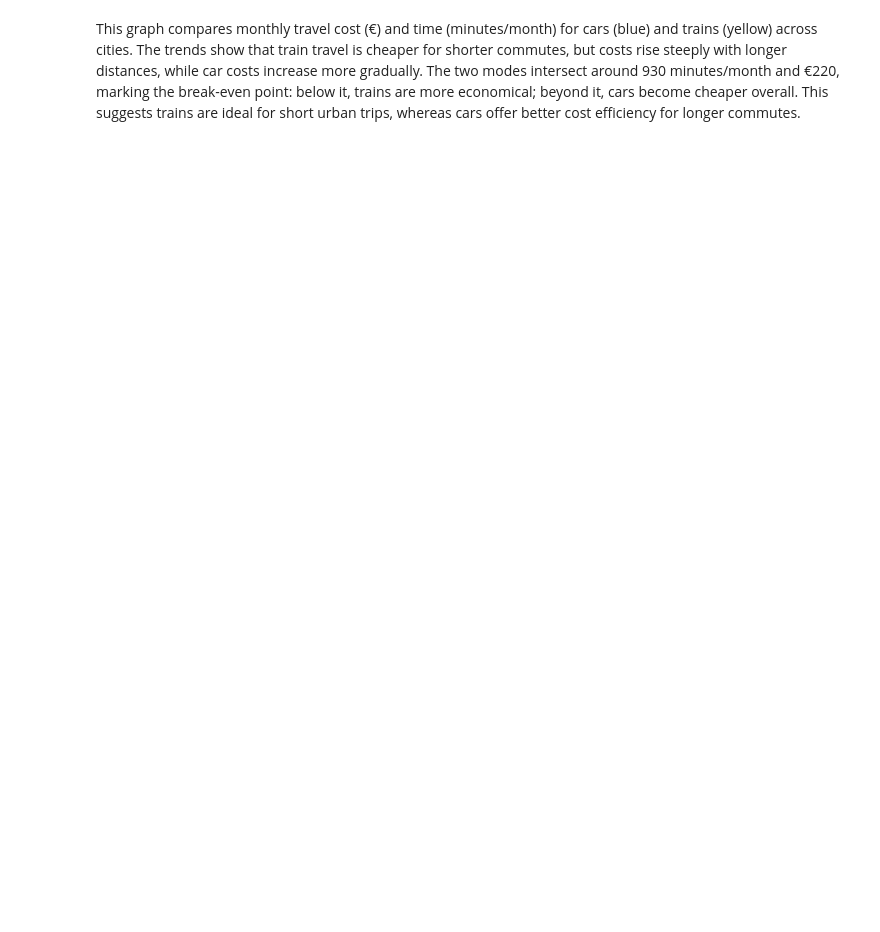
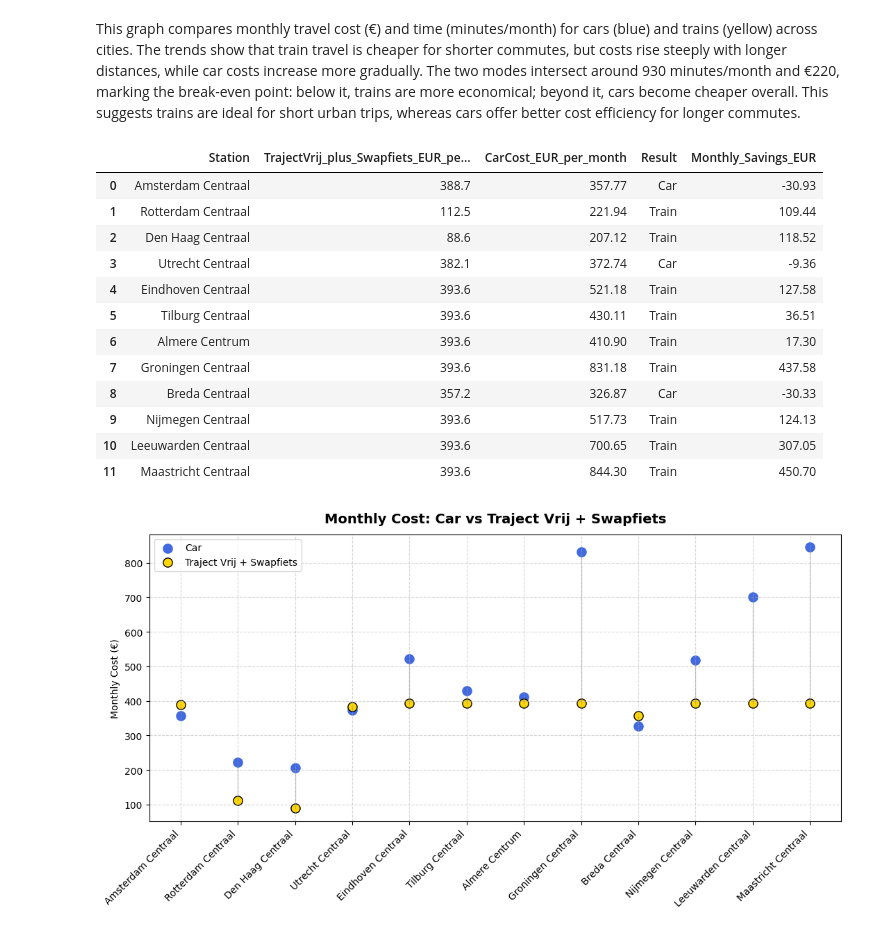
Before and after one commit to gkosmidis4/TiL-6022-Group-Project, a Jupyter notebook: code/Comparing car train calculations and graphs.ipynb, the cells around one changed output. Drawn from its saved outputs; the diff is of its cells as text; code cells hidden in the pictures; blank space fills up the shorter version.

```diff
--- a/code/Comparing car train calculations and graphs.ipynb
+++ b/code/Comparing car train calculations and graphs.ipynb
@@ -226,2 +226,79 @@ Requirement already satisfied: six>=1.5 in c:\users\tristanroussou\anaconda3\lib
 # %% [markdown]
 This graph compares monthly travel cost (€) and time (minutes/month) for cars (blue) and trains (yellow) across cities. The trends show that train travel is cheaper for shorter commutes, but costs rise steeply with longer distances, while car costs increase more gradually. The two modes intersect around 930 minutes/month and €220, marking the break-even point: below it, trains are more economical; beyond it, cars become cheaper overall. This suggests trains are ideal for short urban trips, whereas cars offer better cost efficiency for longer commutes.
+# %%
+from pathlib import Path
+import pandas as pd
+import numpy as np
+import matplotlib.pyplot as plt
+from IPython.display import display
+
+# Fixed order using station names
+STATIONS = [
+    "Amsterdam Centraal","Rotterdam Centraal","Den Haag Centraal","Utrecht Centraal",
+    "Eindhoven Centraal","Tilburg Centraal","Almere Centrum","Groningen Centraal",
+    "Breda Centraal","Nijmegen Centraal","Leeuwarden Centraal","Maastricht Centraal"
+]
+
+# Traject Vrij + Swapfiets (aligned to STATIONS order)
+sub_df = pd.DataFrame({
+    "Station": STATIONS,
+    "TrajectVrij_plus_Swapfiets_EUR_per_month": [
+        388.70, 112.50, 88.60, 382.10,
+        393.60, 393.60, 393.60, 393.60,
+        357.20, 393.60, 393.60, 393.60
+    ],
+})
+
+# Load car costs (expects matching station names)
+car = pd.read_csv(Path("../processed_data") / "CarCostTime_tidy.csv")
+car = (
+    car.rename(columns=str.lower)[["city", "carcost_eur_per_month"]]
+       .rename(columns={"city": "Station", "carcost_eur_per_month": "CarCost_EUR_per_month"})
+)
+
+# Merge + calcs + enforce order
+merged = (
+    sub_df.merge(car, on="Station", how="inner", validate="one_to_one")
+          .assign(
+              Result=lambda d: np.where(
+                  d["TrajectVrij_plus_Swapfiets_EUR_per_month"] <= d["CarCost_EUR_per_month"],
+                  "Train", "Car"
+              ),
+              Monthly_Savings_EUR=lambda d: (
+                  d["CarCost_EUR_per_month"] - d["TrajectVrij_plus_Swapfiets_EUR_per_month"]
+              ).round(2)
+          )
+          .set_index("Station").loc[STATIONS].reset_index()
+)
+
+display(merged)
+
+# Plot
+fig, ax = plt.subplots(figsize=(11, 6))
+ax.scatter(merged["Station"], merged["CarCost_EUR_per_month"], s=90, color="royalblue", label="Car")
+ax.scatter(merged["Station"], merged["TrajectVrij_plus_Swapfiets_EUR_per_month"], s=90, color="gold", edgecolors="black", label="Traject Vrij + Swapfiets")
+for x, y1, y2 in zip(merged["Station"], merged["CarCost_EUR_per_month"], merged["TrajectVrij_plus_Swapfiets_EUR_per_month"]):
+    ax.plot([x, x], [y1, y2], color="gray", alpha=0.35, linewidth=1)
+
+ax.set_title("Monthly Cost: Car vs Traject Vrij + Swapfiets", fontsize=14, weight="bold", pad=12)
+ax.set_ylabel("Monthly Cost (€)")
+ax.set_xticklabels(merged["Station"], rotation=45, ha="right")
+ax.grid(True, linestyle="--", alpha=0.5)
+ax.legend()
+fig.tight_layout()
+plt.show()
+# %% [output]
+|  | Station | TrajectVrij_plus_Swapfiets_EUR_pe... | CarCost_EUR_per_month | Result | Monthly_Savings_EUR |
+| 0 | Amsterdam Centraal | 388.7 | 357.77 | Car | -30.93 |
+| 1 | Rotterdam Centraal | 112.5 | 221.94 | Train | 109.44 |
+| 2 | Den Haag Centraal | 88.6 | 207.12 | Train | 118.52 |
+| 3 | Utrecht Centraal | 382.1 | 372.74 | Car | -9.36 |
+| 4 | Eindhoven Centraal | 393.6 | 521.18 | Train | 127.58 |
+| 5 | Tilburg Centraal | 393.6 | 430.11 | Train | 36.51 |
+| 6 | Almere Centrum | 393.6 | 410.90 | Train | 17.30 |
+| 7 | Groningen Centraal | 393.6 | 831.18 | Train | 437.58 |
+| 8 | Breda Centraal | 357.2 | 326.87 | Car | -30.33 |
+| 9 | Nijmegen Centraal | 393.6 | 517.73 | Train | 124.13 |
+| 10 | Leeuwarden Centraal | 393.6 | 700.65 | Train | 307.05 |
+| 11 | Maastricht Centraal | 393.6 | 844.30 | Train | 450.70 |
+[figure, added]
```
Also changed, not shown: parts of 2 cells of this notebook.
